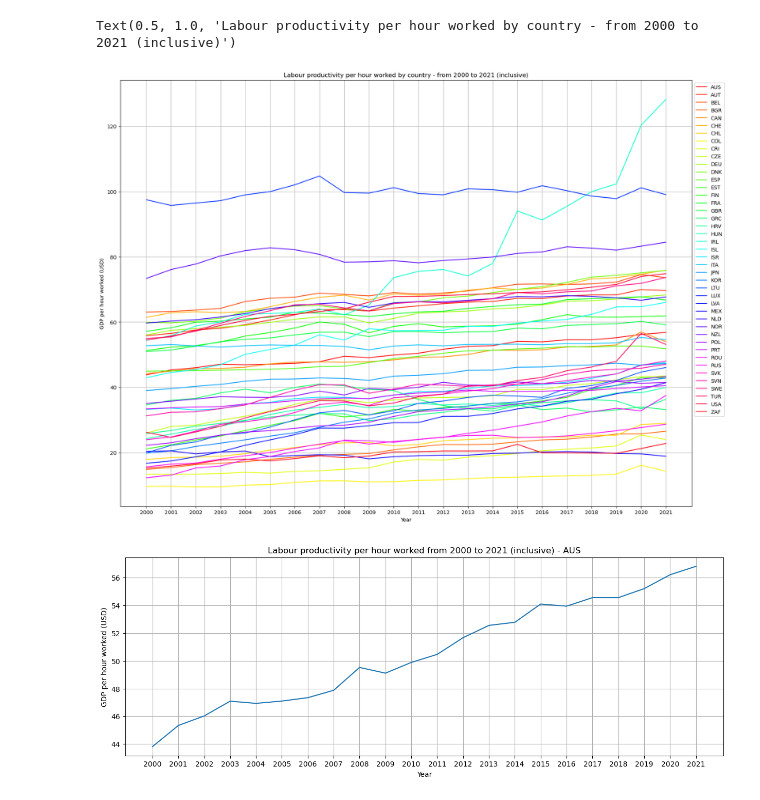
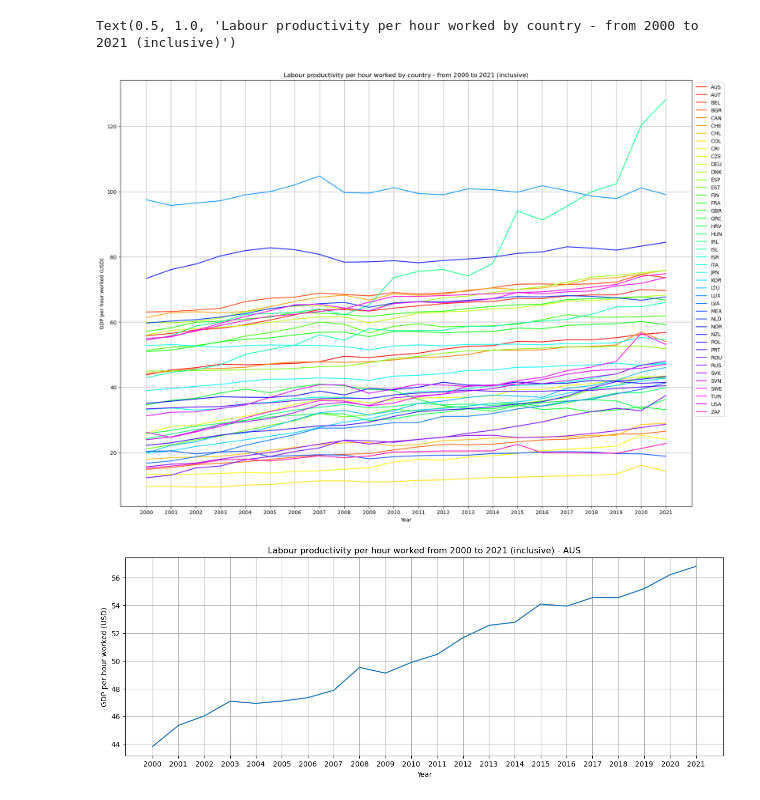
Before and after one commit to JoanneLin168/ADS-European-Productivity, a Jupyter notebook: Notebooks/gdpDataset.ipynb, the cells around one changed output. Saved outputs shown, nothing was run; the diff lists cells and outputs as text; code cells hidden in the pictures.

```diff
--- a/Notebooks/gdpDataset.ipynb
+++ b/Notebooks/gdpDataset.ipynb
@@ -5,8 +5,7 @@ import matplotlib.pyplot as plt
 import numpy as np
 import os
 # %%
-dataDirectory = "../Datasets/GDP_PHW(productivity).csv"
-rawData = pd.read_csv(dataDirectory, header=0, nrows=None)
+rawData = pd.read_csv("../Datasets/GDP_PHW(productivity).csv", header=0, nrows=None)
 # %%
 # splits the data into two distinct dataFrames: one with absolute GDP per hour worked values and another with values in relation to each country's GDP per hour worked in 2015 (which is scaled to be 100)
 
@@ -89,22 +88,22 @@ numberOfColumns = cleanedData.shape[1]
 # %%
 # plots every country's labour productivity throughout time
 
 plt.figure(figsize=(20, 15))
 
-colors = plt.cm.hsv(np.linspace(0, 1, numberOfRows))
+colors = plt.cm.hsv(np.linspace(0, 0.9, numberOfRows))
 
 for row in range(numberOfRows):
     countryCode = cleanedData.iloc[row][0]
-    plt.plot(np.array(cleanedData.columns[1:]), cleanedData.iloc[row][1:], color=colors[row], label=countryCode)
+    plt.plot(np.array(cleanedData.columns[1:]), cleanedData.iloc[row][1:], label=countryCode, color=colors[row])
 
 plt.grid()
 plt.legend(bbox_to_anchor=(1.0, 1.0), loc='best')
 plt.xlabel('Year')
 plt.ylabel('GDP per hour worked (USD)')
 plt.title("Labour productivity per hour worked by country - from 2000 to 2021 (inclusive)")
 # %% [output]
 Text(0.5, 1.0, 'Labour productivity per hour worked by country - from 2000 to 2021 (inclusive)')
-[figure, old version]
+[figure, new version]
 # %%
 # plots each individual country's labour productivity throughout time
 
```
Also changed, not shown: parts of 8 cells of this notebook, 6 other files.
